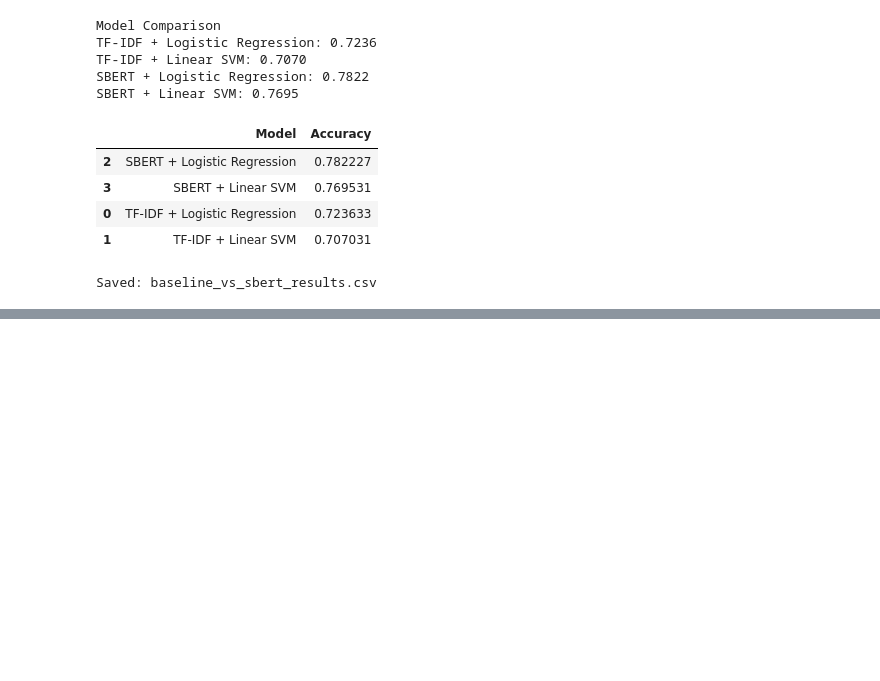
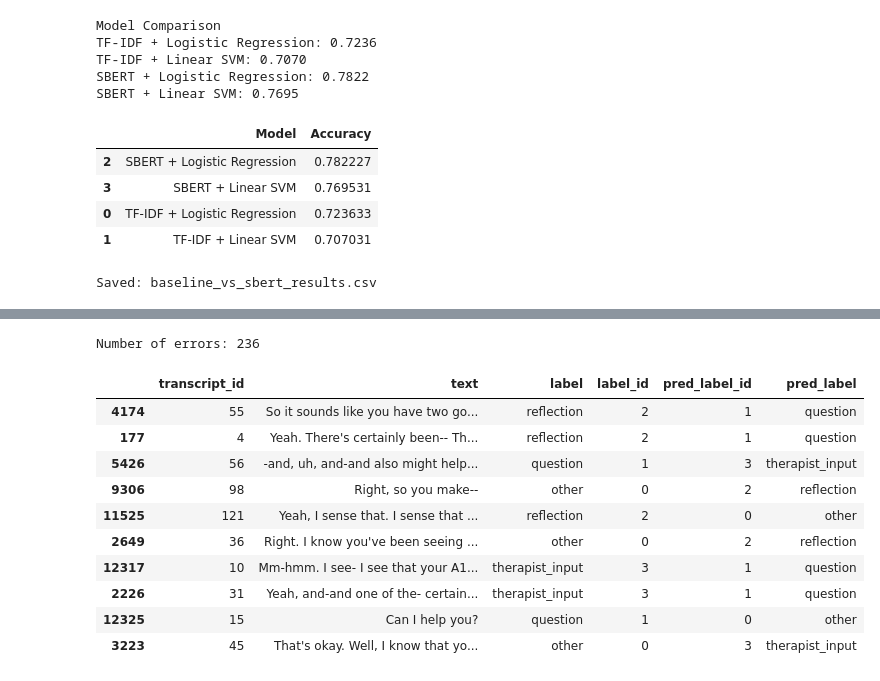
Before and after one commit to mthudangn/conversational-psychotherapy-fidelity, a Jupyter notebook: notebooks/thesis_pipeline.ipynb, the cells around one changed output, grey strips where cells are left out. Cells and saved outputs as stored; diff of their text form; code cells hidden in the pictures; blank space fills up the shorter version.

```diff
--- a/notebooks/thesis_pipeline.ipynb
+++ b/notebooks/thesis_pipeline.ipynb
@@ -696,0 +763,22 @@ Saved: baseline_vs_sbert_results.csv
+# %%
+test_df = test_df.copy()
+test_df["pred_label_id"] = y_pred_sbert_svm
+test_df["pred_label"] = label_encoder.inverse_transform(test_df["pred_label_id"])
+
+errors_df = test_df[test_df["label"] != test_df["pred_label"]]
+
+print("Number of errors:", len(errors_df))
+errors_df.head(10)
+# %% [output]
+Number of errors: 236
+|  | transcript_id | text | label | label_id | pred_label_id | pred_label |
+| 4174 | 55 | So it sounds like you have two go... | reflection | 2 | 1 | question |
+| 177 | 4 | Yeah. There's certainly been-- Th... | reflection | 2 | 1 | question |
+| 5426 | 56 | -and, uh, and-and also might help... | question | 1 | 3 | therapist_input |
+| 9306 | 98 | Right, so you make-- | other | 0 | 2 | reflection |
+| 11525 | 121 | Yeah, I sense that. I sense that ... | reflection | 2 | 0 | other |
+| 2649 | 36 | Right. I know you've been seeing ... | other | 0 | 2 | reflection |
+| 12317 | 10 | Mm-hmm. I see- I see that your A1... | therapist_input | 3 | 1 | question |
+| 2226 | 31 | Yeah, and-and one of the- certain... | therapist_input | 3 | 1 | question |
+| 12325 | 15 | Can I help you? | question | 1 | 0 | other |
+| 3223 | 45 | That's okay. Well, I know that yo... | other | 0 | 3 | therapist_input |
```
Also changed, not shown: parts of 11 cells of this notebook.
